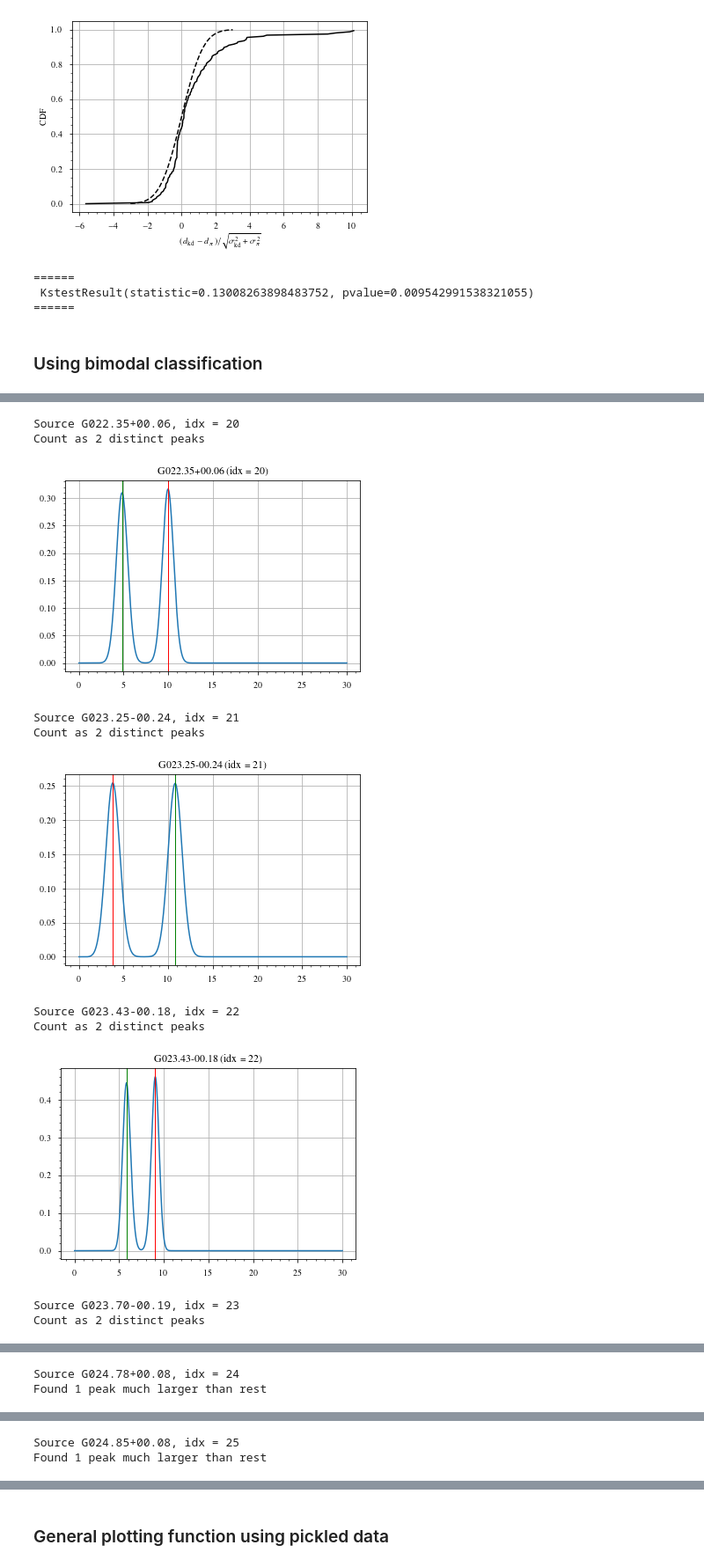
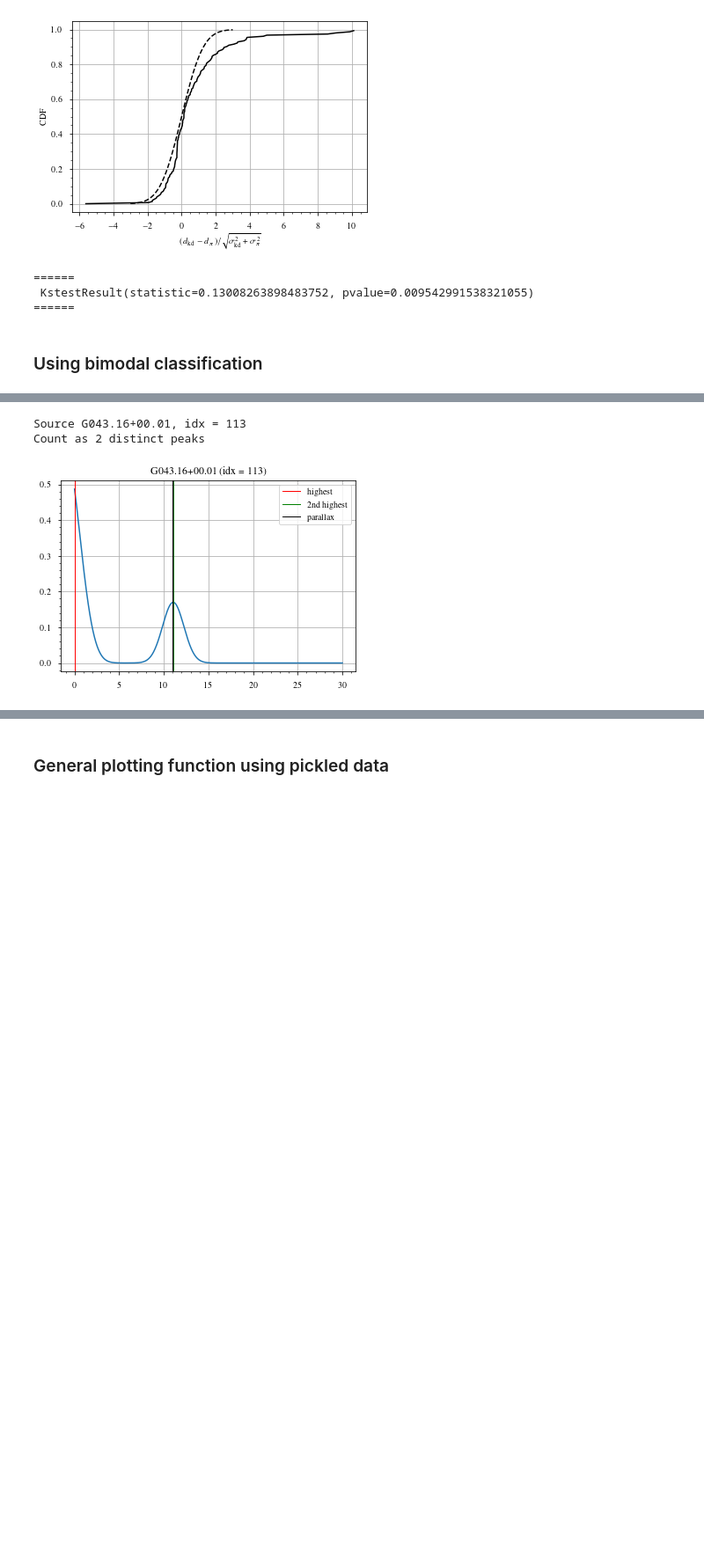
Before and after one commit to tvwenger/coop2021, a Jupyter notebook: kd_plots/bimodal.ipynb, the cells around one changed output, grey strips where cells are left out. Shown at 88% size. Drawn from its saved outputs; the diff is of its cells as text; code cells hidden in the pictures; blank space fills up the shorter version.

```diff
--- a/kd_plots/bimodal.ipynb
+++ b/kd_plots/bimodal.ipynb
@@ -815,32 +816,43 @@ Saved pickle file!
 # %%
 #
 # Code to see individual KDEs
+#
+#
+# Enter parameters here
+#
+kdfile = "cw21_kd_plx_results_1000x_pecTrue_krigeTrue_norm20.pkl"
+# indices = [0,1,2,3,4]  # index to inspect
+# indices = np.arange(20, 30, dtype=int)
+indices = [113]
+trough_threshold = 0.2
+gc_threshold = 15  # deg
 #
 datafile = Path("pec_motions/csvfiles/alldata_HPDmode_NEW2.csv")
 database_data = pd.read_csv(Path.cwd().parent / datafile)
 glong = database_data["glong"].values
 vlsr = database_data["vlsr_med"].values
 peak_dist = database_data["dist_mode"].values
+# Unreliable sources
+glong[glong > 180] -= 360  # force -180 < glong <= 180
+is_unreliable = (abs(glong) < gc_threshold) | (abs(glong) > 160.)
+#
+# Skip sources in q2 & q3
 is_q23 = (glong > 90) & (glong < 270)
 #
-# indices = [0,1,2,3,4]  # index to inspect
-indices = np.arange(20, 30, dtype=int)
-trough_threshold = 0.2
-#
-# Skip sources in q2 & q3
 for idx in indices:
     gname = database_data["gname"][idx]
     print(f"Source {gname}, idx = {idx}")
+    if is_unreliable[idx]:
+        print("This source is unreliable")
     if is_q23[idx]:
         print("Not valid")
     else:
-        kdfile = "cw21_kd_plx_results_1000x_pecTrue_krigeTrue_norm20.pkl"
         with open(Path.cwd() / kdfile, "rb") as f:
             kd_results = dill.load(f)["kd"]
         kdes = kd_results["distance_kde"]
         dists = np.arange(0.001,30,0.001)
         probs = kdes[idx](dists)
-        max_idx = argrelmax(probs)[0]
+        max_idx = argrelmax(probs, mode="wrap")[0]
         num_max = len(max_idx)
         if num_max == 1:
             print("1 max found")
@@ -849,7 +861,7 @@ for idx in indices:
         max_peak = np.max(peaks)
         peak_diffs = max_peak - peaks[peaks != max_peak]
         second_max_peak = None
-        if all(peak_diffs > 0.5 * max_peak):
+        if all(peak_diffs > 0.8 * max_peak):
             # "much larger" = at least 50% height of max_peak
             print("Found 1 peak much larger than rest")
         # if num_max < 1 or num_max > 2:
@@ -861,41 +873,38 @@ for idx in indices:
             max_idx = np.argwhere((probs == max_peak) | (probs == second_max_peak))
             if max_idx.size != 2:
                 raise ValueError("Wrong number of 2 largest maxima detected. Detected " + str(max_idx.size))
             between_maxes = (dists > dists[max_idx[0]]) & (dists < dists[max_idx[1]])
             min_prob = np.amin(probs, where=between_maxes, initial=np.inf)
             if min_prob.size != 1:
                 raise ValueError("Wrong number of mins detected. Detected " + str(min_prob.size))
             # Check if min is between max_idx
             # min_idx = np.where(probs = min_prob)
             # Check if difference between peaks and trough is too small
             smaller_peak = np.min(probs[max_idx])
             diff = smaller_peak - min_prob
             if diff < trough_threshold * smaller_peak:
                 print("Essentially 1 peak")
             else:
                 print("Count as 2 distinct peaks")
         fig, ax = plt.subplots()
         ax.plot(dists, probs)
         for i in max_idx:
             if probs[i] == max_peak:
                 colour = "r"
+                label = "highest"
             elif second_max_peak is not None:
                 colour = "g"
+                label = "2nd highest"
             else:
                 # colour = "k"
                 continue
-            ax.axvline(dists[i], color=colour, linewidth=1)
+            ax.axvline(dists[i], color=colour, linewidth=1, label=label)
+        # Plot actual distance
+        ax.axvline(peak_dist[idx], color="k", linewidth=1, label="parallax")
+        ax.legend(loc="best")
         ax.set_title(f"{gname} (idx = {idx})")
         plt.show()
 # %% [output]
-Source G022.35+00.06, idx = 20
+Source G043.16+00.01, idx = 113
 Count as 2 distinct peaks
-[figure, old version]
+[figure, new version]
-Source G023.25-00.24, idx = 21
-Count as 2 distinct peaks
-[figure, removed]
-Source G023.43-00.18, idx = 22
-Count as 2 distinct peaks
-[figure, removed]
-Source G023.70-00.19, idx = 23
-Count as 2 distinct peaks
@@ -903,2 +910,0 @@ Count as 2 distinct peaks
-Source G024.78+00.08, idx = 24
-Found 1 peak much larger than rest
@@ -906,2 +910,0 @@ Found 1 peak much larger than rest
-Source G024.85+00.08, idx = 25
-Found 1 peak much larger than rest
```
Also changed, not shown: parts of 8 cells of this notebook.
